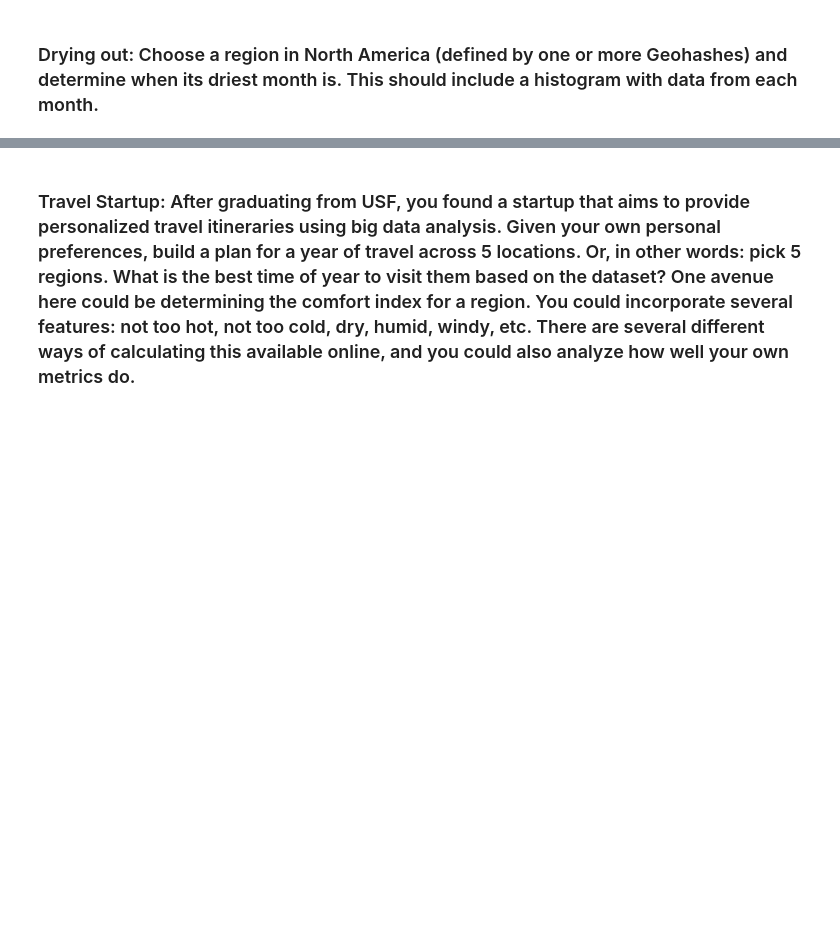
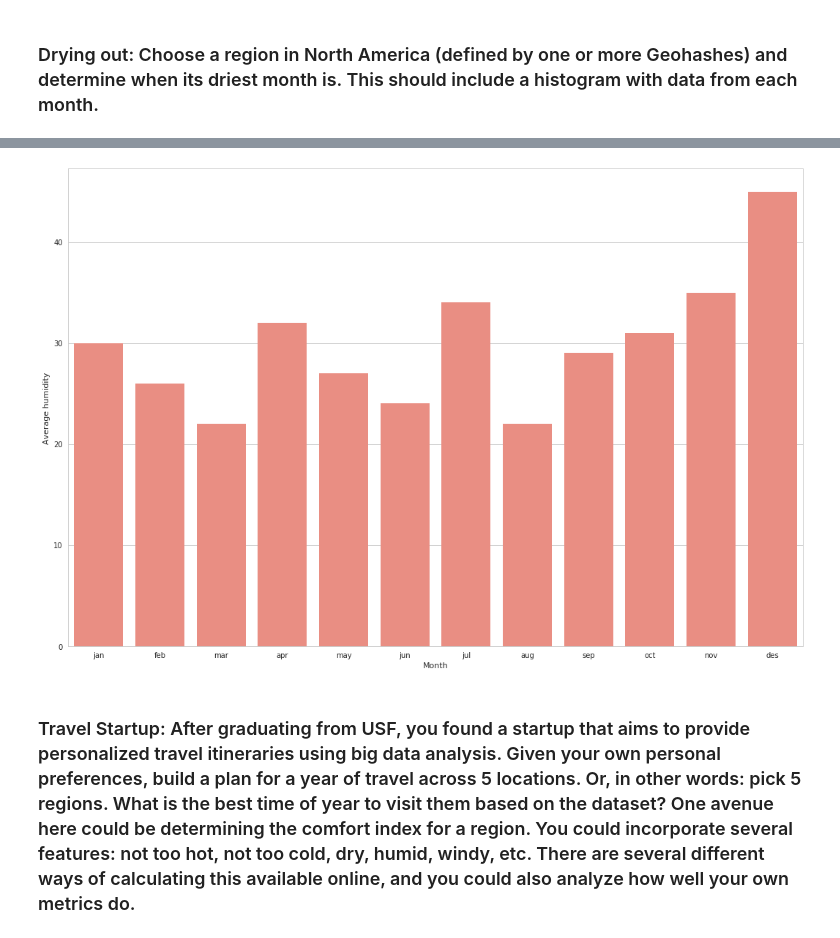
Before and after one commit to gudbrandsc/Spatiotemporal-Analysis-with-Spark, a Jupyter notebook: Final Notebook.ipynb, the cells around one changed output, grey strips where cells are left out. Cells and saved outputs as stored; diff of their text form; code cells hidden in the pictures; blank space fills up the shorter version.

```diff
--- a/Final Notebook.ipynb
+++ b/Final Notebook.ipynb
@@ -7,7 +62,7 @@ report by Gudbrand Schistad, Lovedeep Singh, Nate Wilson
 # %%
 %%time
 from pyspark.sql.types import StructType, StructField, FloatType, LongType, StringType
-import geohash
+spark = SparkSession.builder.appName("Analysis").config("spark.sql.broadcastTimeout", "36000").getOrCreate()
 
 feats = []
 f = open('features.txt')
@@ -24,16 +79,12 @@ for line_num, line in enumerate(f):
 
 schema = StructType(feats)
 
-df = spark.read.format('csv').option('sep', '\t').schema(schema).load('/data/nam_tiny.tdv')
-df.createOrReplaceTempView("TEMP_DF")
-
-nam_tiny = spark.read.format('csv').option('sep', '\t').schema(schema).load('/data/nam_tiny.tdv')
-nam_1 = spark.read.format('csv').option('sep', '\t').schema(schema).load('/data/nam_s/nam_201501_s.tdv.gz')
-nam_s = spark.read.format('csv').option('sep', '\t').schema(schema).load('/data/nam_s/*')
-nam = spark.read.format('csv').option('sep', '\t').schema(schema).load('/data/nam/*')
+nam_tiny = spark.read.format('csv').option('sep', '\t').schema(schema).load('/nam_tiny_copy.tdv')
+nam_1 = spark.read.format('csv').option('sep', '\t').schema(schema).load('/nam/nam_201501.tdv.gz')
+# nam_s = spark.read.format('csv').option('sep', '\t').schema(schema).load('/data/nam_s/*')
+nam = spark.read.format('csv').option('sep', '\t').schema(schema).load('/nam/*')
 
 nam_tiny.createOrReplaceTempView("nam_tiny")
+nam.createOrReplaceTempView("nam")
 nam_1.createOrReplaceTempView("nam_1")
-nam_s.createOrReplaceTempView("nam_s")
-nam.createOrReplaceTempView("nam")
 # %% [output]
@@ -115,0 +172,3 @@ df[df.categorical_snow_yes1_no0_surface == 1].count()
+# %%
+%%time
+snow_covered_locations = spark.sql("select distinct(Geohash) from nam where categorical_snow_yes1_no0_surface == 1").collect()
@@ -164,2 +244,30 @@ Wall time: 18.5 s
 # %% [markdown]
 ### Drying out: Choose a region in North America (defined by one or more Geohashes) and determine when its driest month is. This should include a histogram with data from each month.
+# %%
+%%time
+import seaborn as sns
+import matplotlib.pyplot as plt
+
+humid = spark.sql("SELECT MONTH(FROM_UNIXTIME(Timestamp/1000)) as month, \
+                          AVG(relative_humidity_zerodegc_isotherm) as average \
+                   FROM nam \
+                   WHERE (Geohash LIKE '9q8yy%') \
+                   GROUP BY month \
+                   ORDER BY month").collect()
+
+#Sort result by month
+humid.sort()
+#Create an array with the average humidity score for each month
+i = 0
+average_humidity_list = []
+for x in humid:
+    average_humidity_list.append(int(humid[i][1]))
+    i += 1
+
+#Create histogram with the result
+mos = ['jan', 'feb', 'mar', 'apr', 'may', 'jun', 'jul', 'aug', 'sep','oct', 'nov', 'des']
+plt.figure(figsize=(18,12))
+sns.set(style="whitegrid")
+ax = sns.barplot(x=mos, y=average_humidity_list, color="salmon")
+ax.set(ylabel='Average humidity', xlabel='Month')
+# %% [output]
@@ -166,3 +276,4 @@ Wall time: 18.5 s
+[figure, added]
 # %% [markdown]
 ### Travel Startup: After graduating from USF, you found a startup that aims to provide personalized travel itineraries using big data analysis. Given your own personal preferences, build a plan for a year of travel across 5 locations. Or, in other words: pick 5 regions. What is the best time of year to visit them based on the dataset? One avenue here could be determining the comfort index for a region. You could incorporate several features: not too hot, not too cold, dry, humid, windy, etc. There are several different ways of calculating this available online, and you could also analyze how well your own metrics do.
 # %%
```
Also changed, not shown: parts of 51 cells of this notebook, 11 other files.
